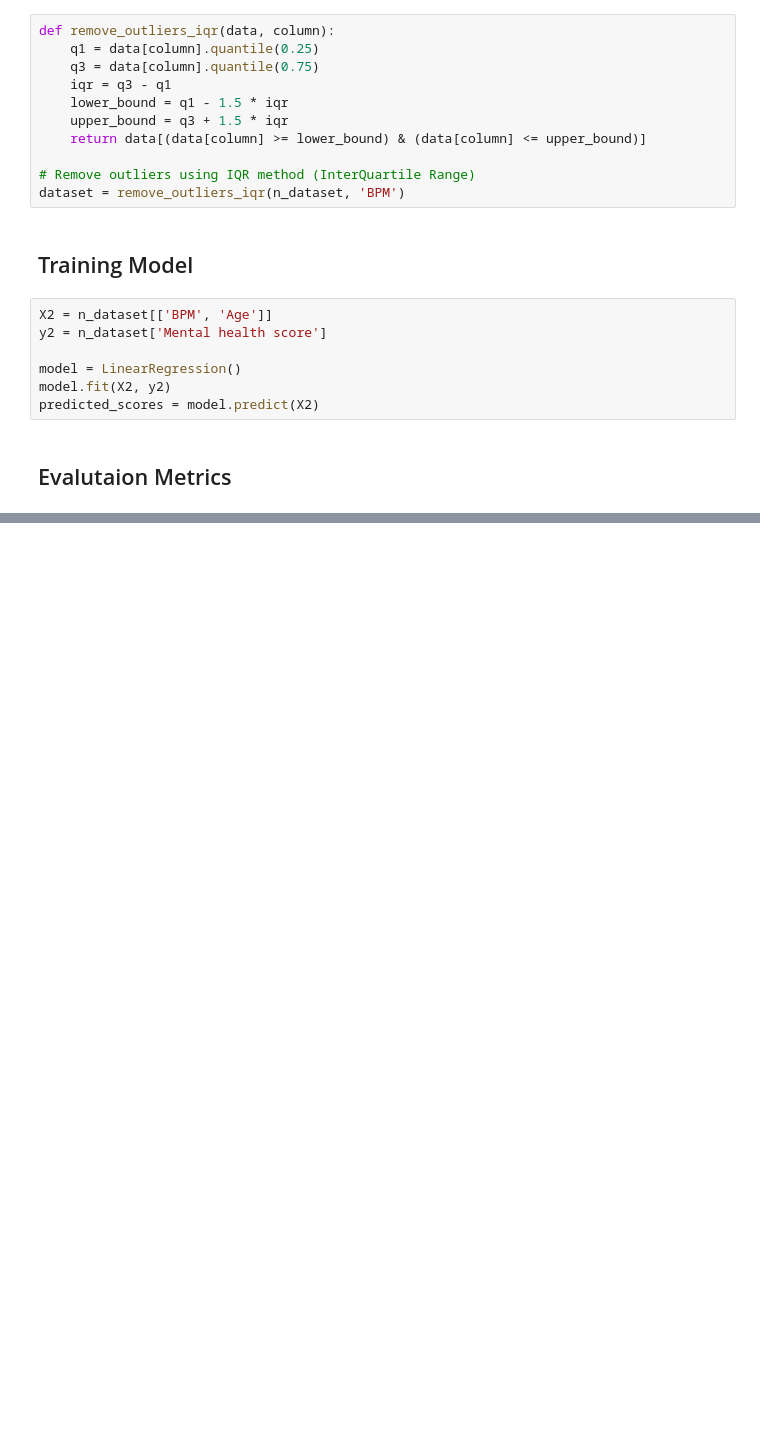
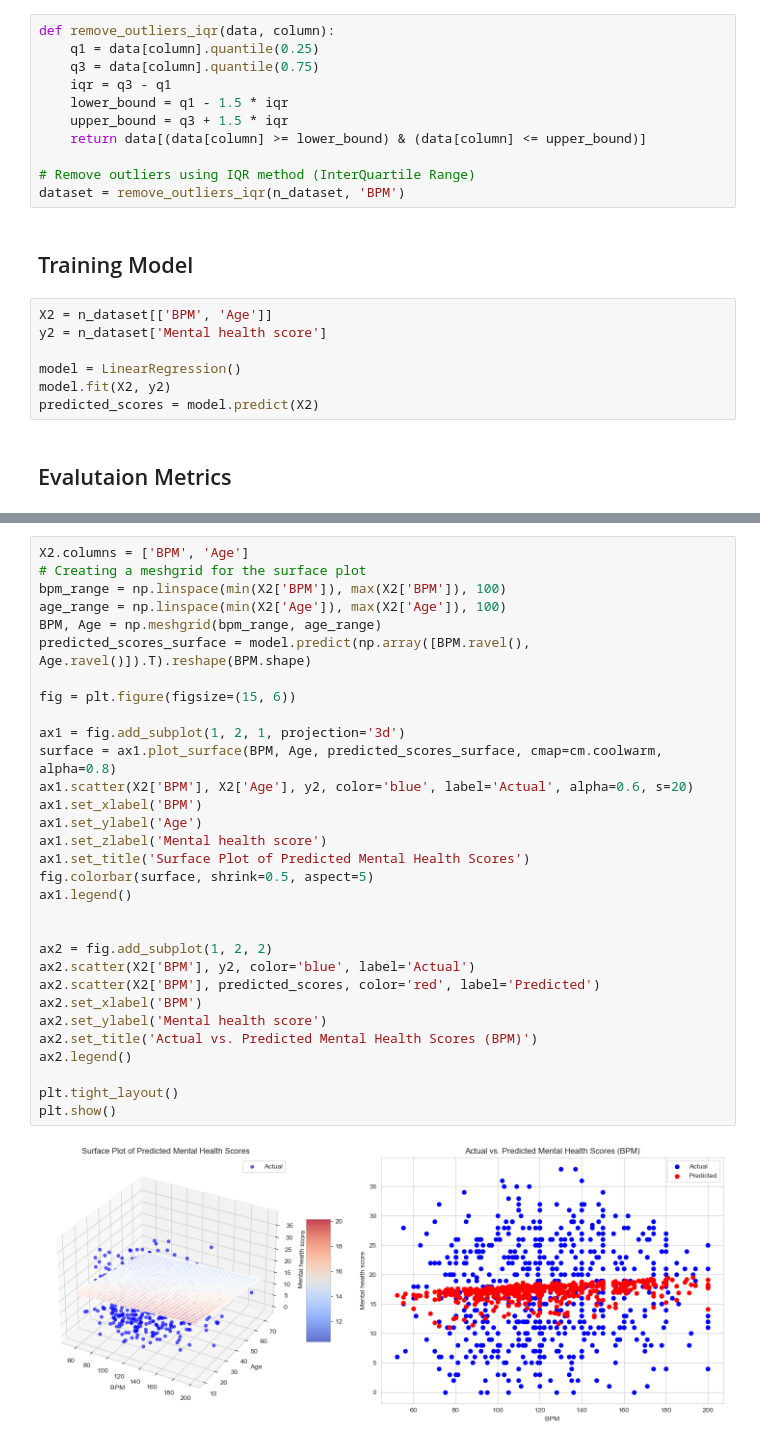
Before and after one commit to ElliceNels/B3EPIC, a Jupyter notebook: Multiple_Linear_Regression.ipynb, the cells around one changed output, grey strips where cells are left out. Drawn from its saved outputs; the diff is of its cells as text; blank space fills up the shorter version.

```diff
--- a/Multiple_Linear_Regression.ipynb
+++ b/Multiple_Linear_Regression.ipynb
@@ -333,0 +331,33 @@ plt.show()
+# %%
+X2.columns = ['BPM', 'Age']
+# Creating a meshgrid for the surface plot
+bpm_range = np.linspace(min(X2['BPM']), max(X2['BPM']), 100)
+age_range = np.linspace(min(X2['Age']), max(X2['Age']), 100)
+BPM, Age = np.meshgrid(bpm_range, age_range)
+predicted_scores_surface = model.predict(np.array([BPM.ravel(), Age.ravel()]).T).reshape(BPM.shape)
+
+fig = plt.figure(figsize=(15, 6))
+
+ax1 = fig.add_subplot(1, 2, 1, projection='3d')
+surface = ax1.plot_surface(BPM, Age, predicted_scores_surface, cmap=cm.coolwarm, alpha=0.8)
+ax1.scatter(X2['BPM'], X2['Age'], y2, color='blue', label='Actual', alpha=0.6, s=20)
+ax1.set_xlabel('BPM')
+ax1.set_ylabel('Age')
+ax1.set_zlabel('Mental health score')
+ax1.set_title('Surface Plot of Predicted Mental Health Scores')
+fig.colorbar(surface, shrink=0.5, aspect=5)
+ax1.legend()
+
+
+ax2 = fig.add_subplot(1, 2, 2)
+ax2.scatter(X2['BPM'], y2, color='blue', label='Actual')
+ax2.scatter(X2['BPM'], predicted_scores, color='red', label='Predicted')
+ax2.set_xlabel('BPM')
+ax2.set_ylabel('Mental health score')
+ax2.set_title('Actual vs. Predicted Mental Health Scores (BPM)')
+ax2.legend()
+
+plt.tight_layout()
+plt.show()
+# %% [output]
+[figure, added]
```
Also changed, not shown: parts of 3 cells of this notebook.
